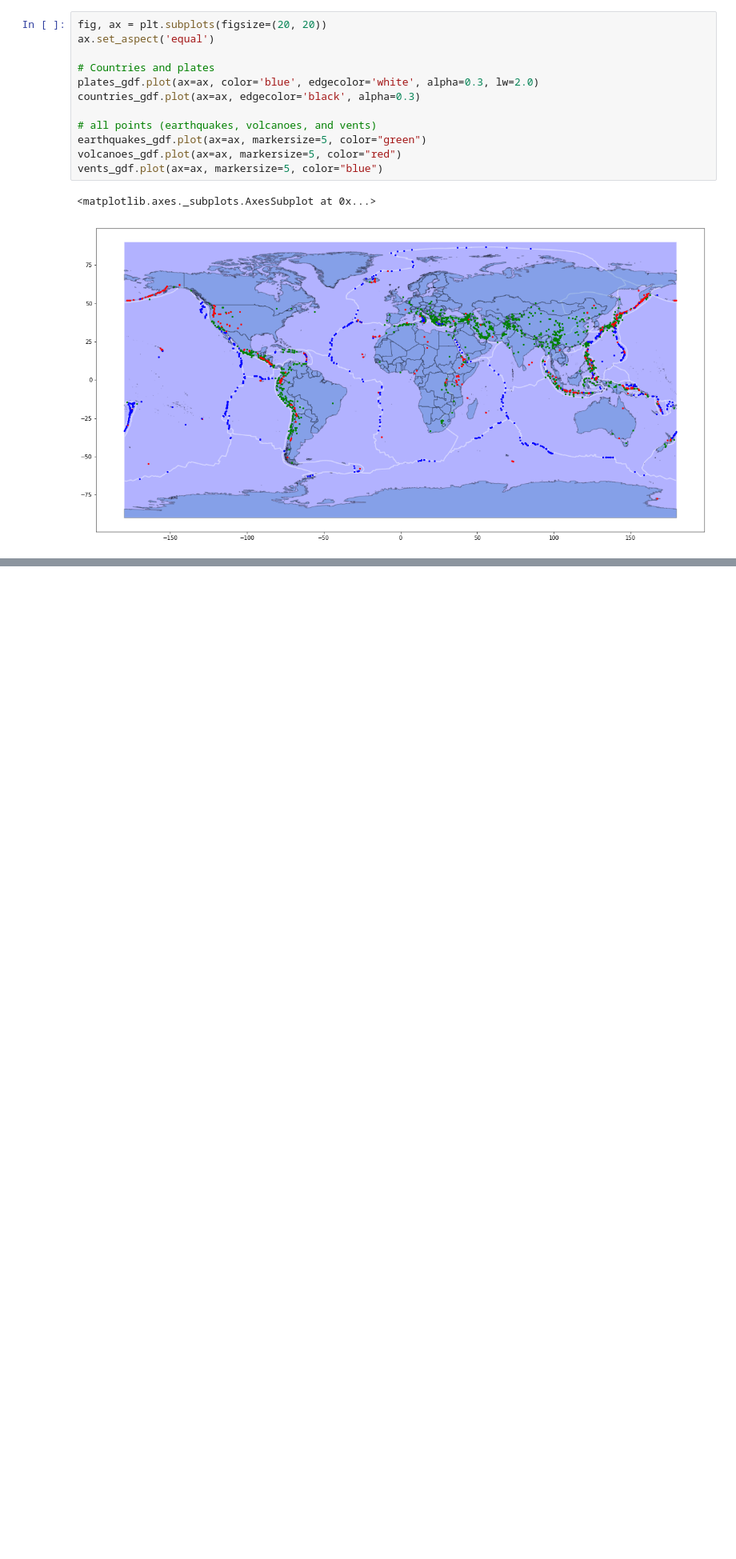
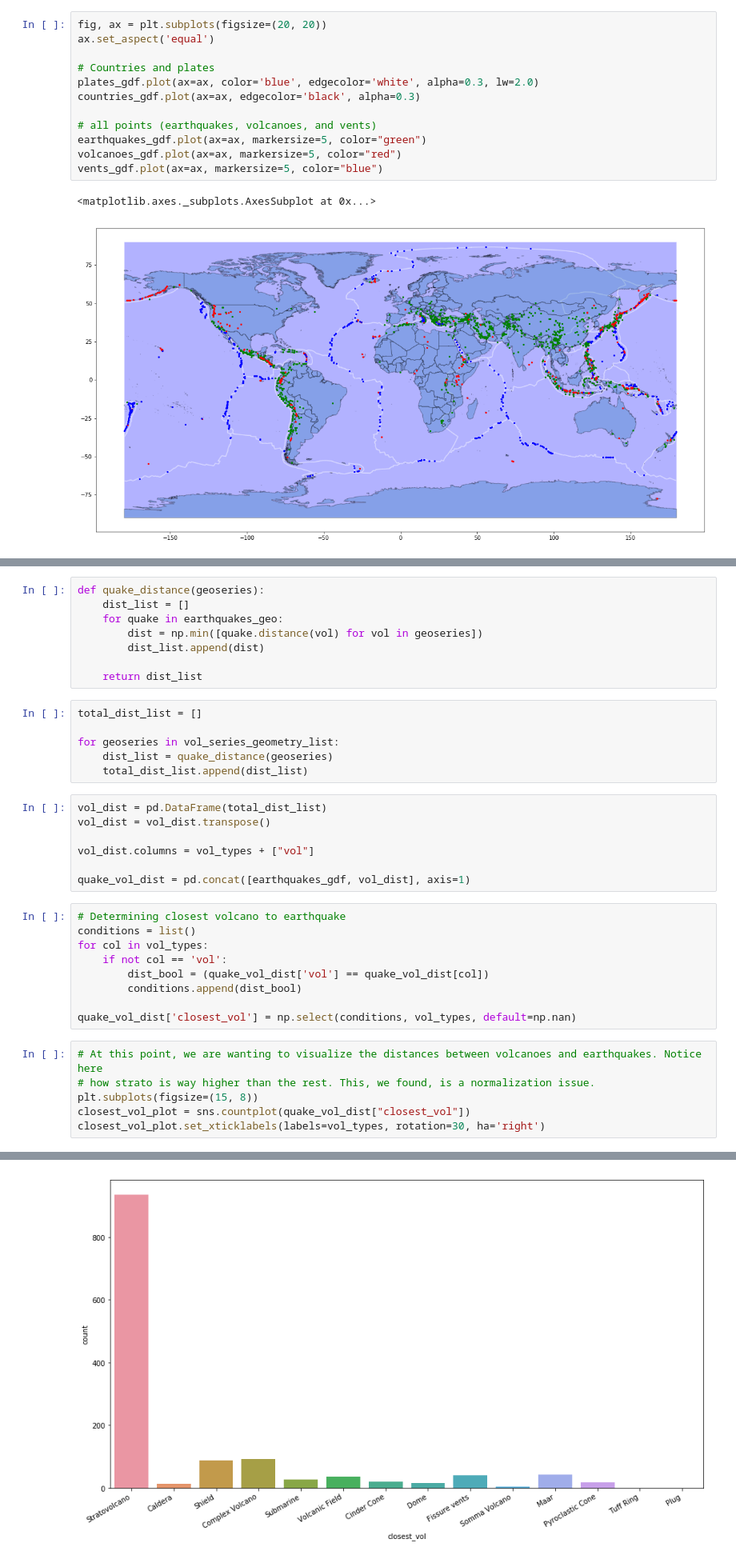
Before and after one commit to smitamisra/StrikingRobo_Earthquakes, a Jupyter notebook: Refactor1.ipynb, the cells around one changed output, grey strips where cells are left out. Shown at 80% size. Saved outputs shown, nothing was run; the diff lists cells and outputs as text; blank space fills up the shorter version.

```diff
--- a/Refactor1.ipynb
+++ b/Refactor1.ipynb
@@ -362,0 +335,37 @@ vents_gdf.plot(ax=ax, markersize=5, color="blue")
+# %%
+def quake_distance(geoseries):
+    dist_list = []
+    for quake in earthquakes_geo:
+        dist = np.min([quake.distance(vol) for vol in geoseries])
+        dist_list.append(dist)
+
+    return dist_list
+# %%
+total_dist_list = []
+
+for geoseries in vol_series_geometry_list:
+    dist_list = quake_distance(geoseries)
+    total_dist_list.append(dist_list)
+# %%
+vol_dist = pd.DataFrame(total_dist_list)
+vol_dist = vol_dist.transpose()
+
+vol_dist.columns = vol_types + ["vol"]
+
+quake_vol_dist = pd.concat([earthquakes_gdf, vol_dist], axis=1)
+# %%
+# Determining closest volcano to earthquake
+conditions = list()
+for col in vol_types:
+    if not col == 'vol':
+        dist_bool = (quake_vol_dist['vol'] == quake_vol_dist[col])
+        conditions.append(dist_bool)
+
+quake_vol_dist['closest_vol'] = np.select(conditions, vol_types, default=np.nan)
+# %%
+# At this point, we are wanting to visualize the distances between volcanoes and earthquakes. Notice here
+# how strato is way higher than the rest. This, we found, is a normalization issue.
+plt.subplots(figsize=(15, 8))
+closest_vol_plot = sns.countplot(quake_vol_dist["closest_vol"])
+closest_vol_plot.set_xticklabels(labels=vol_types, rotation=30, ha='right')
+# %% [output]
@@ -362,0 +386 @@ vents_gdf.plot(ax=ax, markersize=5, color="blue")
+[figure, added]
```
Also changed, not shown: parts of 46 cells of this notebook, 1 other file.
